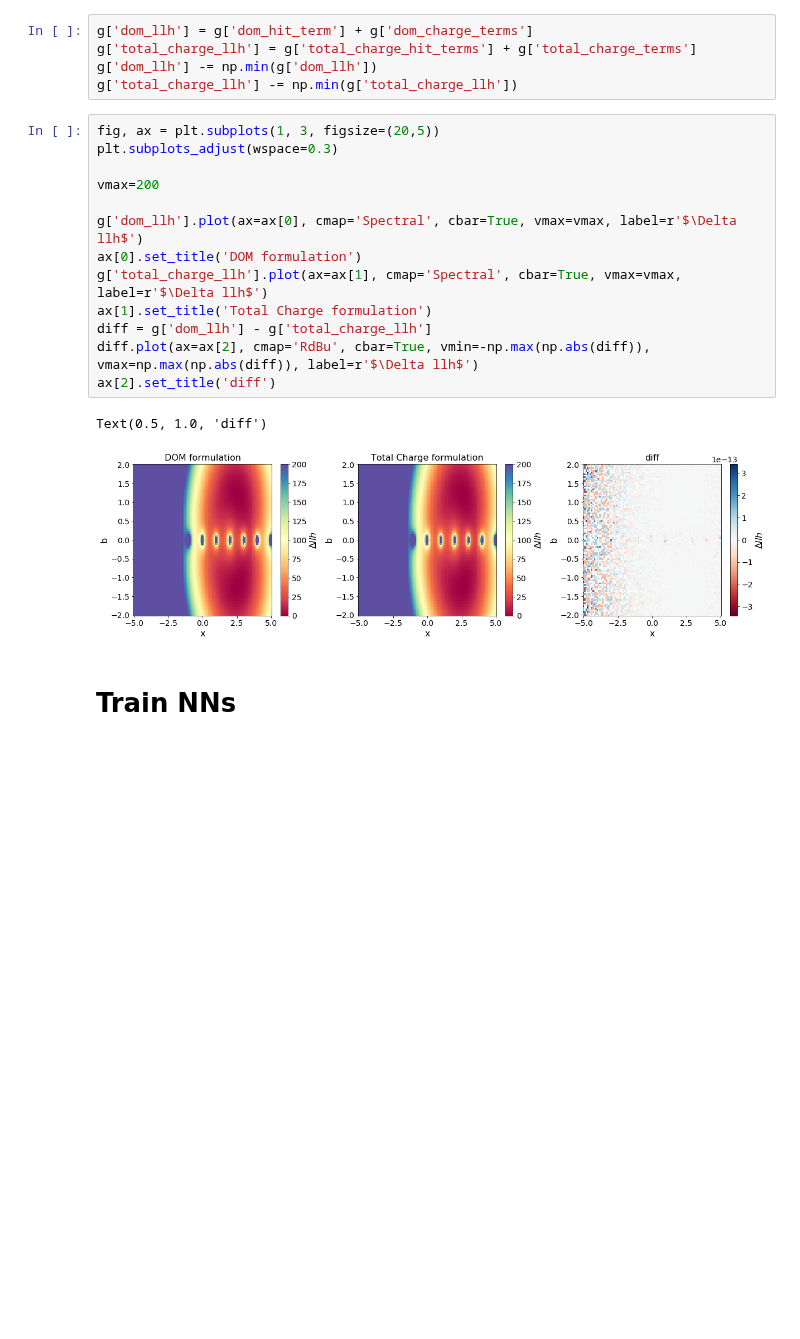
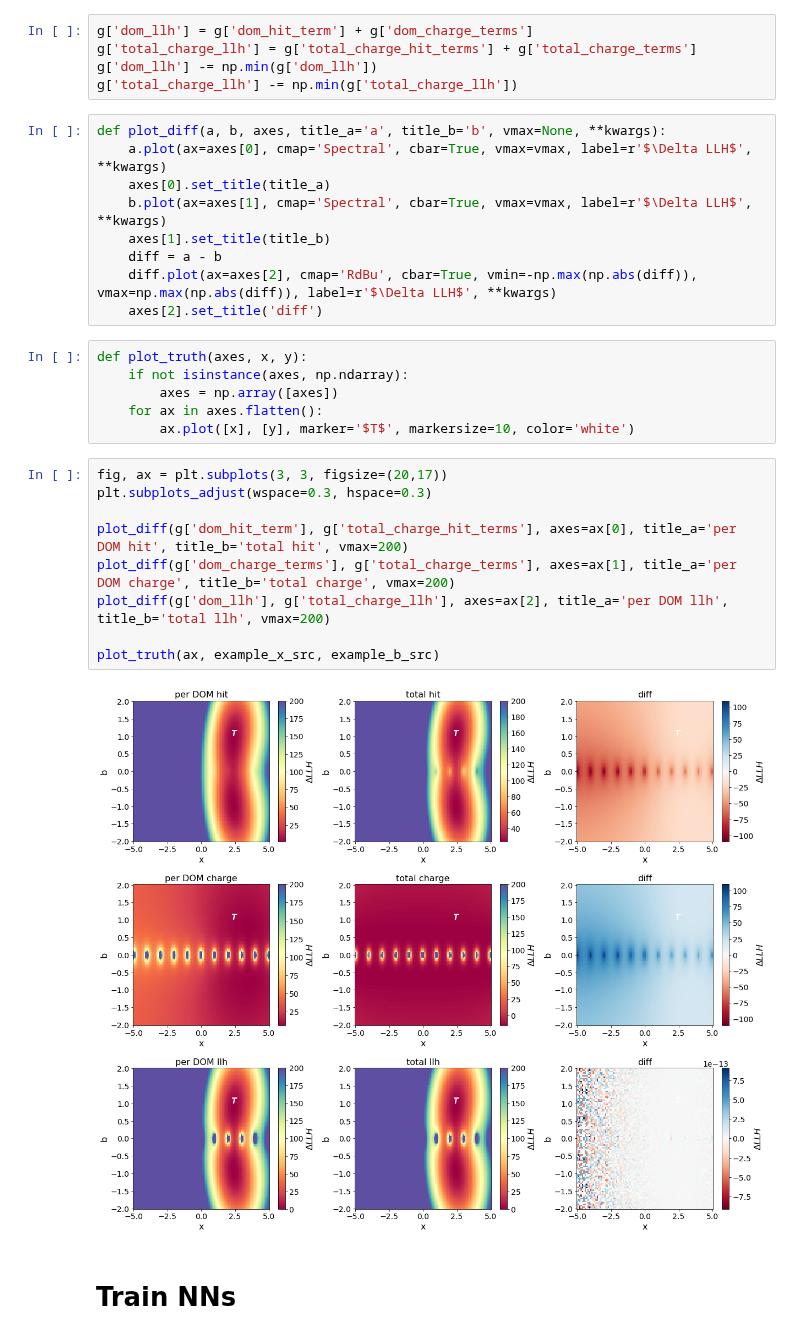
Before and after one commit to philippeller/freeDOM, a Jupyter notebook: notebooks/peller/toy_experiment_NNs.ipynb, the cells around one changed output. Cells and saved outputs as stored; diff of their text form; blank space fills up the shorter version.

```diff
--- a/notebooks/peller/toy_experiment_NNs.ipynb
+++ b/notebooks/peller/toy_experiment_NNs.ipynb
@@ -48,20 +53,30 @@ g['total_charge_llh'] = g['total_charge_hit_terms'] + g['total_charge_terms']
 g['dom_llh'] -= np.min(g['dom_llh'])
 g['total_charge_llh'] -= np.min(g['total_charge_llh'])
 # %%
-fig, ax = plt.subplots(1, 3, figsize=(20,5))
-plt.subplots_adjust(wspace=0.3)
-
-vmax=200
-
-g['dom_llh'].plot(ax=ax[0], cmap='Spectral', cbar=True, vmax=vmax, label=r'$\Delta llh$')
-ax[0].set_title('DOM formulation')
-g['total_charge_llh'].plot(ax=ax[1], cmap='Spectral', cbar=True, vmax=vmax, label=r'$\Delta llh$')
-ax[1].set_title('Total Charge formulation')
-diff = g['dom_llh'] - g['total_charge_llh']
-diff.plot(ax=ax[2], cmap='RdBu', cbar=True, vmin=-np.max(np.abs(diff)), vmax=np.max(np.abs(diff)), label=r'$\Delta llh$')
-ax[2].set_title('diff')
+def plot_diff(a, b, axes, title_a='a', title_b='b', vmax=None, **kwargs):
+    a.plot(ax=axes[0], cmap='Spectral', cbar=True, vmax=vmax, label=r'$\Delta LLH$', **kwargs)
+    axes[0].set_title(title_a)
+    b.plot(ax=axes[1], cmap='Spectral', cbar=True, vmax=vmax, label=r'$\Delta LLH$', **kwargs)
+    axes[1].set_title(title_b)
+    diff = a - b
+    diff.plot(ax=axes[2], cmap='RdBu', cbar=True, vmin=-np.max(np.abs(diff)), vmax=np.max(np.abs(diff)), label=r'$\Delta LLH$', **kwargs)
+    axes[2].set_title('diff')
-# %% [output]
-Text(0.5, 1.0, 'diff')
-[figure, removed]
+# %%
+def plot_truth(axes, x, y):
+    if not isinstance(axes, np.ndarray):
+        axes = np.array([axes])
+    for ax in axes.flatten():
+        ax.plot([x], [y], marker='$T$', markersize=10, color='white')
+# %%
+fig, ax = plt.subplots(3, 3, figsize=(20,17))
+plt.subplots_adjust(wspace=0.3, hspace=0.3)
+
+plot_diff(g['dom_hit_term'], g['total_charge_hit_terms'], axes=ax[0], title_a='per DOM hit', title_b='total hit', vmax=200)
+plot_diff(g['dom_charge_terms'], g['total_charge_terms'], axes=ax[1], title_a='per DOM charge', title_b='total charge', vmax=200)
+plot_diff(g['dom_llh'], g['total_charge_llh'], axes=ax[2], title_a='per DOM llh', title_b='total llh', vmax=200)
+
+plot_truth(ax, example_x_src, example_b_src)
+# %% [output]
+[figure, added]
 # %% [markdown]
 # Train NNs
```
Also changed, not shown: parts of 56 cells of this notebook.
